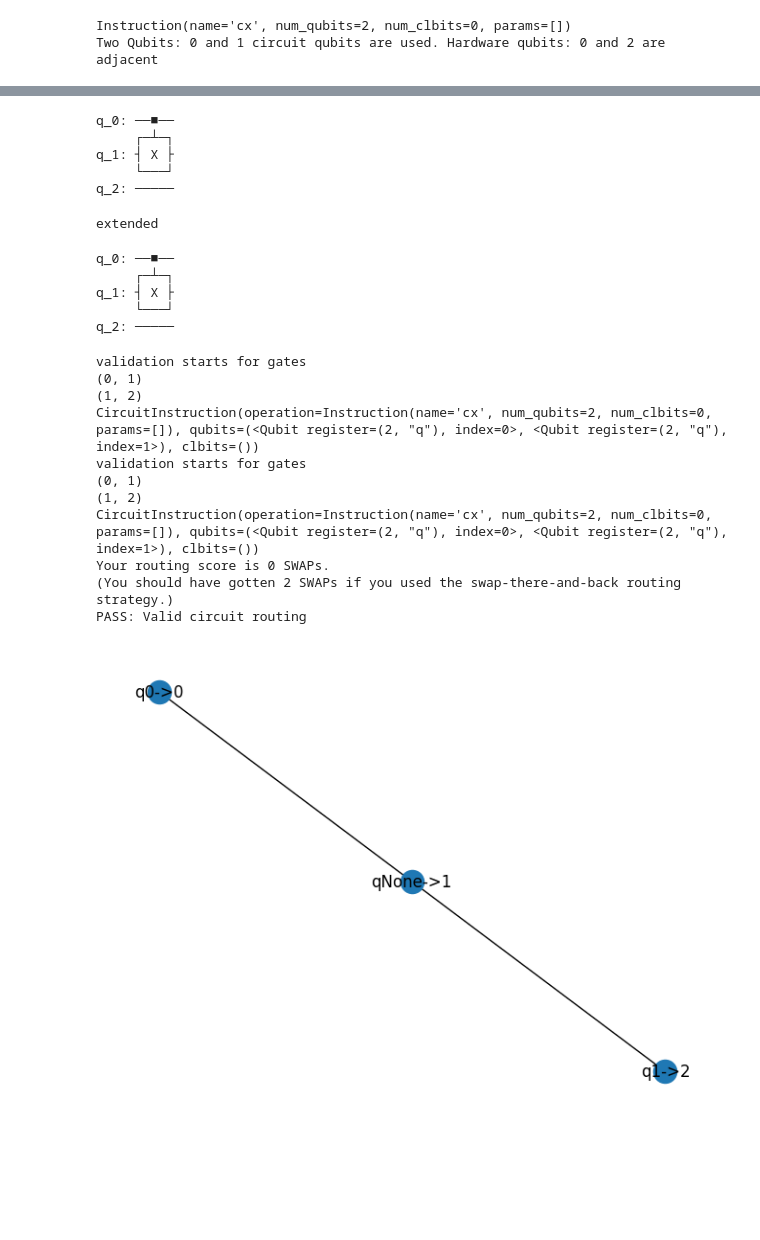
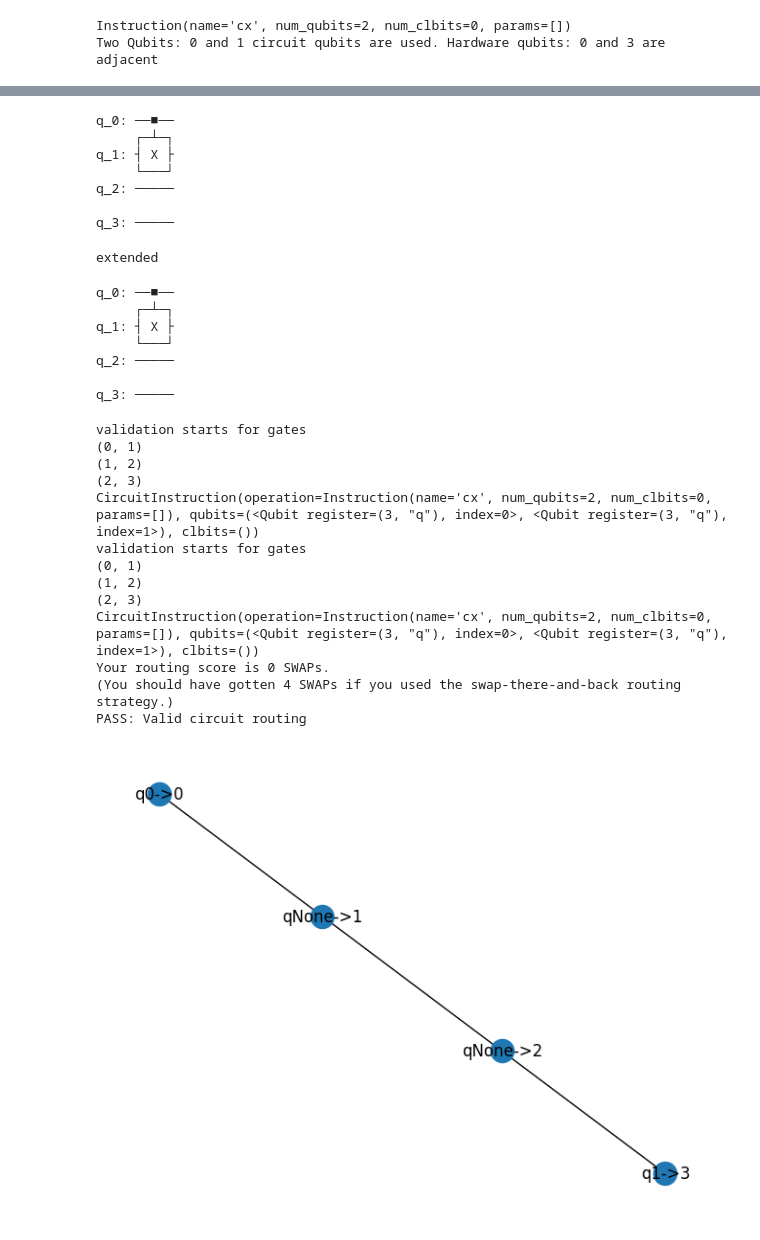
Before and after one commit to giriragav/UChicago---QCSD, a Jupyter notebook: lab6_routing.ipynb, the cells around one changed output, grey strips where cells are left out. Drawn from its saved outputs; the diff is of its cells as text; code cells hidden in the pictures; blank space fills up the shorter version.

```diff
--- a/lab6_routing.ipynb
+++ b/lab6_routing.ipynb
@@ -205,7 +205,8 @@ def route_circuit_gv(quantum_circuit:QuantumCircuit, target_hardware:nx.Graph,
         print("Two Qubits:", circuit_qubit_list[0]._index, "and", circuit_qubit_list[1]._index, "circuit qubits are used. ", end="")
         hardware_qubit1_id = mapping[circuit_qubit_list[0]]
         hardware_qubit2_id = mapping[circuit_qubit_list[1]]
-        checkIsAdjacent = checkIfAdjacentNodes(circuit_qubit_list[0]._index, circuit_qubit_list[1]._index, target_hardware)
+        # checkIsAdjacent = checkIfAdjacentNodes(circuit_qubit_list[0]._index, circuit_qubit_list[1]._index, target_hardware)
+        checkIsAdjacent = checkIfAdjacentNodes(hardware_qubit1_id, hardware_qubit2_id, target_hardware)
         if not checkIsAdjacent:
           ## Add Swap there
           print("Hardware qubits:",hardware_qubit1_id, "and", hardware_qubit2_id, "are not an adjacent and do SWAP")
@@ -329,12 +330,13 @@ def score_routing_gv(circuit, target_hardware, mapping, routed_circuit):
           f'swap-there-and-back routing strategy.)')
     return score, target_score
 # %%
+# @title 1 CNOT tests
 # GV Cell for testing 1 CNOT mappings
 def test1Cnot():
-  _hardware1 = nx.path_graph(3)
+  _hardware1 = nx.path_graph(4)
   _cuccaro61 = QuantumCircuit.from_qasm_str('OPENQASM 2.0;\ninclude "qelib1.inc";\nqreg q[2];\ncx q[0],q[1];\n')
   _mapping1 = {Qubit(QuantumRegister(2, 'q'), 0): 0,
-              Qubit(QuantumRegister(2, 'q'), 1): 2}
+              Qubit(QuantumRegister(2, 'q'), 1): 3}
   _routing1 = route_circuit_gv(_cuccaro61, _hardware1, _mapping1)  # Run your code
   display(_cuccaro61.draw(fold=-1))
   display(_routing1.draw(fold=-1))
@@ -345,7 +347,7 @@ def test1Cnot():
 test1Cnot()
 # %% [output]
 Instruction(name='cx', num_qubits=2, num_clbits=0, params=[])
-Two Qubits: 0 and 1 circuit qubits are used. Hardware qubits: 0 and 2 are adjacent
+Two Qubits: 0 and 1 circuit qubits are used. Hardware qubits: 0 and 3 are adjacent
 q_0: ──■──
      ┌─┴─┐
 q_1: ┤ X ├
@@ -362,24 +365,30 @@ CircuitInstruction(operation=Instruction(name='cx', num_qubits=2, num_clbits=0,
 unmapped
 q_0: ──■──
      ┌─┴─┐
 q_1: ┤ X ├
      └───┘
 q_2: ─────
+
+q_3: ─────
 extended
 q_0: ──■──
      ┌─┴─┐
 q_1: ┤ X ├
      └───┘
 q_2: ─────
+
+q_3: ─────
 validation starts for gates
 (0, 1)
 (1, 2)
-CircuitInstruction(operation=Instruction(name='cx', num_qubits=2, num_clbits=0, params=[]), qubits=(<Qubit register=(2, "q"), index=0>, <Qubit register=(2, "q"), index=1>), clbits=())
+(2, 3)
+CircuitInstruction(operation=Instruction(name='cx', num_qubits=2, num_clbits=0, params=[]), qubits=(<Qubit register=(3, "q"), index=0>, <Qubit register=(3, "q"), index=1>), clbits=())
 validation starts for gates
 (0, 1)
 (1, 2)
-CircuitInstruction(operation=Instruction(name='cx', num_qubits=2, num_clbits=0, params=[]), qubits=(<Qubit register=(2, "q"), index=0>, <Qubit register=(2, "q"), index=1>), clbits=())
+(2, 3)
+CircuitInstruction(operation=Instruction(name='cx', num_qubits=2, num_clbits=0, params=[]), qubits=(<Qubit register=(3, "q"), index=0>, <Qubit register=(3, "q"), index=1>), clbits=())
 Your routing score is 0 SWAPs.
-(You should have gotten 2 SWAPs if you used the swap-there-and-back routing strategy.)
+(You should have gotten 4 SWAPs if you used the swap-there-and-back routing strategy.)
 PASS: Valid circuit routing
-[figure, old version]
+[figure, new version]
```
Also changed, not shown: parts of 1 cell of this notebook.
